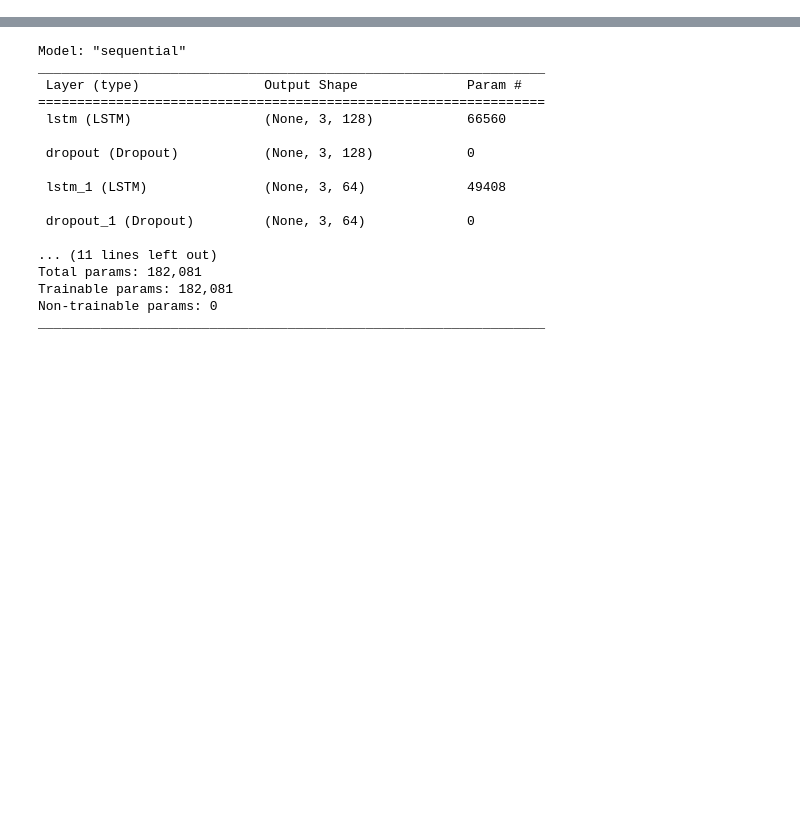
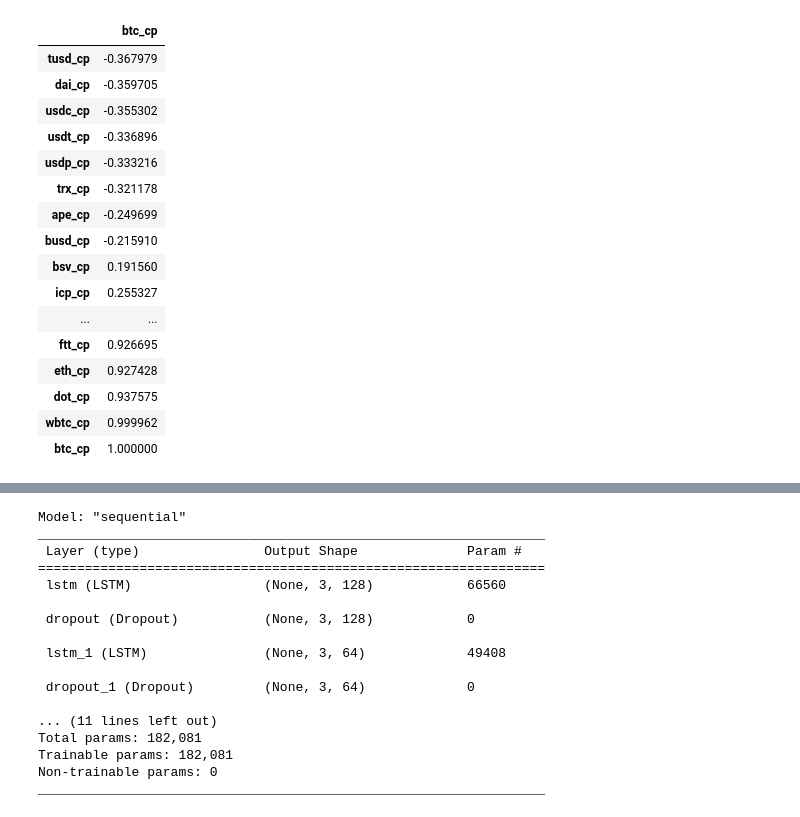
Before and after one commit to abelunbound/com724, a Jupyter notebook: assessment/Com724AE2Backup.ipynb, the cells around one changed output, grey strips where cells are left out. Cells and saved outputs as stored; diff of their text form; code cells hidden in the pictures; blank space fills up the shorter version.

```diff
--- a/assessment/Com724AE2Backup.ipynb
+++ b/assessment/Com724AE2Backup.ipynb
@@ -249,7 +322,26 @@ coin_correlation
 # %%
-# btc_corr = coin_correlation.drop(columns=['eth_cp', 'usdt_cp', 'usdc_cp', 'bnb_cp', 'busd_cp', 'xrp_cp', 'ada_cp', 'sol_cp', 'doge_cp', ])
+btc_corr = coin_correlation.drop(columns=['eth_cp', 'usdt_cp', 'usdc_cp', 'bnb_cp', 'busd_cp', 'xrp_cp', 'ada_cp', 'sol_cp', 'doge_cp', ])
 
 btc_corr = btc_corr.filter(['btc_cp'])
+btc_corr.to_csv("weakornegativecorrelation_with_bitcoin.csv")
+
 btc_corr.head(10)
-btc_corr.to_csv("weakornegativecorrelation_with_bitcoin.csv")
+# %% [output]
+|  | btc_cp |
+| tusd_cp | -0.367979 |
+| dai_cp | -0.359705 |
+| usdc_cp | -0.355302 |
+| usdt_cp | -0.336896 |
+| usdp_cp | -0.333216 |
+| trx_cp | -0.321178 |
+| ape_cp | -0.249699 |
+| busd_cp | -0.215910 |
+| bsv_cp | 0.191560 |
+| icp_cp | 0.255327 |
+| ... | ... |
+| ftt_cp | 0.926695 |
+| eth_cp | 0.927428 |
+| dot_cp | 0.937575 |
+| wbtc_cp | 0.999962 |
+| btc_cp | 1.000000 |
 # %%
```
Also changed, not shown: parts of 12 cells of this notebook, 22 other files.
